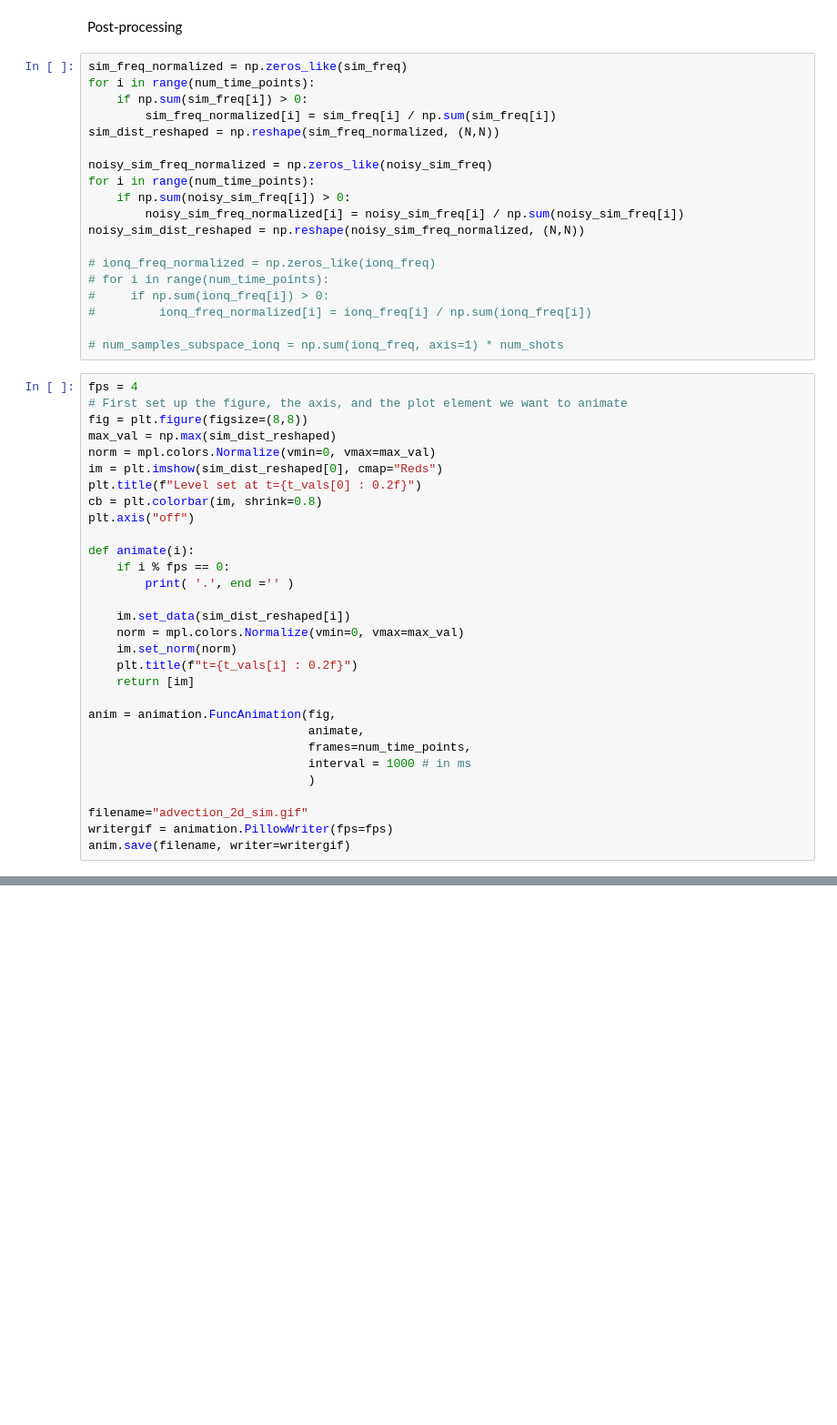
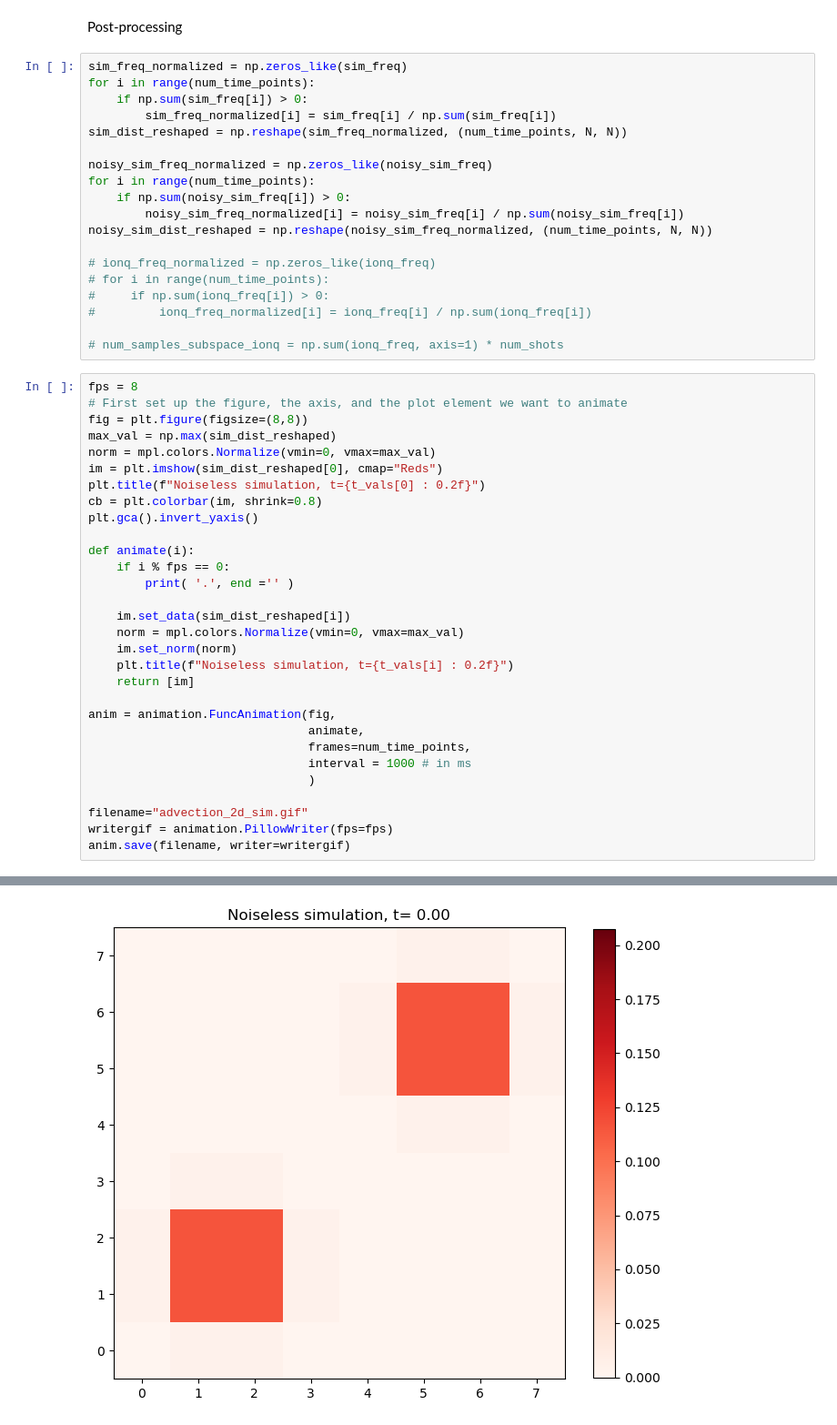
Before and after one commit to jli0108/quantum-diff-eq-ham-ebd, a Jupyter notebook: ionq_experiments.ipynb, the cells around one changed output, grey strips where cells are left out. Shown: that part at 91% size. Saved outputs shown, nothing was run; the diff lists cells and outputs as text; blank space fills up the shorter version.

```diff
--- a/ionq_experiments.ipynb
+++ b/ionq_experiments.ipynb
@@ -859,13 +879,13 @@ sim_freq_normalized = np.zeros_like(sim_freq)
 for i in range(num_time_points):
     if np.sum(sim_freq[i]) > 0:
         sim_freq_normalized[i] = sim_freq[i] / np.sum(sim_freq[i])
-sim_dist_reshaped = np.reshape(sim_freq_normalized, (N,N))
+sim_dist_reshaped = np.reshape(sim_freq_normalized, (num_time_points, N, N))
 
 noisy_sim_freq_normalized = np.zeros_like(noisy_sim_freq)
 for i in range(num_time_points):
     if np.sum(noisy_sim_freq[i]) > 0:
         noisy_sim_freq_normalized[i] = noisy_sim_freq[i] / np.sum(noisy_sim_freq[i])
-noisy_sim_dist_reshaped = np.reshape(noisy_sim_freq_normalized, (N,N))
+noisy_sim_dist_reshaped = np.reshape(noisy_sim_freq_normalized, (num_time_points, N, N))
 
 # ionq_freq_normalized = np.zeros_like(ionq_freq)
 # for i in range(num_time_points):
@@ -874,15 +894,15 @@ noisy_sim_dist_reshaped = np.reshape(noisy_sim_freq_normalized, (N,N))
 
 # num_samples_subspace_ionq = np.sum(ionq_freq, axis=1) * num_shots
 # %%
-fps = 4
+fps = 8
 # First set up the figure, the axis, and the plot element we want to animate
 fig = plt.figure(figsize=(8,8))
 max_val = np.max(sim_dist_reshaped)
 norm = mpl.colors.Normalize(vmin=0, vmax=max_val)
 im = plt.imshow(sim_dist_reshaped[0], cmap="Reds")
-plt.title(f"Level set at t={t_vals[0] : 0.2f}")
+plt.title(f"Noiseless simulation, t={t_vals[0] : 0.2f}")
 cb = plt.colorbar(im, shrink=0.8)
-plt.axis("off")
+plt.gca().invert_yaxis()
 
 def animate(i):
     if i % fps == 0:
@@ -891,7 +911,7 @@ def animate(i):
     im.set_data(sim_dist_reshaped[i])
     norm = mpl.colors.Normalize(vmin=0, vmax=max_val)
     im.set_norm(norm)
-    plt.title(f"t={t_vals[i] : 0.2f}")
+    plt.title(f"Noiseless simulation, t={t_vals[i] : 0.2f}")
     return [im]
 
 anim = animation.FuncAnimation(fig,
@@ -903,3 +923,4 @@ anim = animation.FuncAnimation(fig,
 filename="advection_2d_sim.gif"
 writergif = animation.PillowWriter(fps=fps)
 anim.save(filename, writer=writergif)
+# %% [output]
@@ -906,3 +928,4 @@ anim.save(filename, writer=writergif)
+[figure, added]
 # %%
 fps = 4
 # First set up the figure, the axis, and the plot element we want to animate
```
Also changed, not shown: parts of 11 cells of this notebook.
